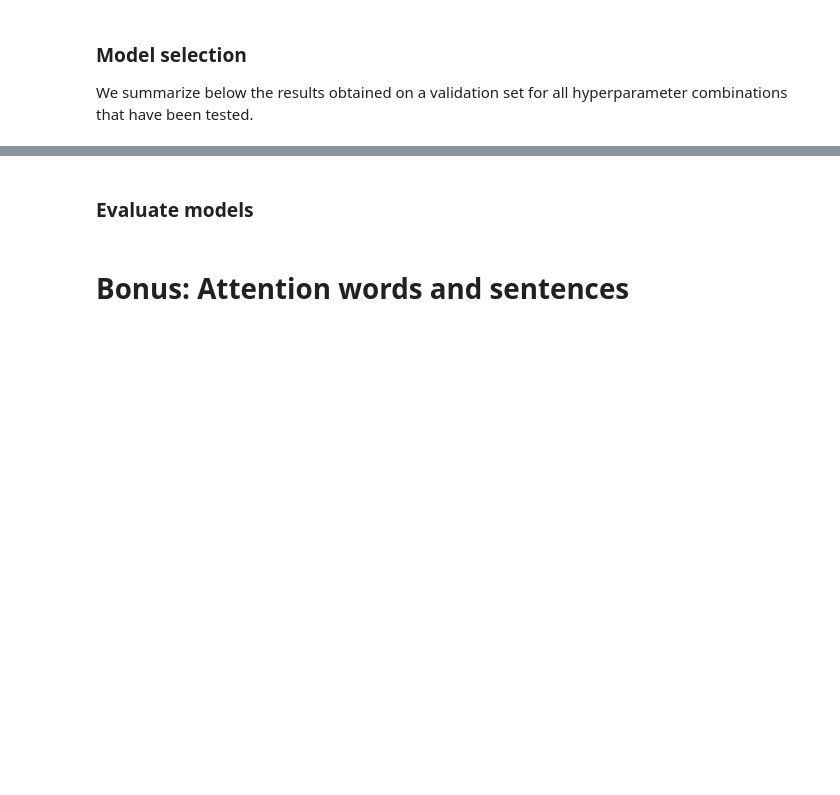
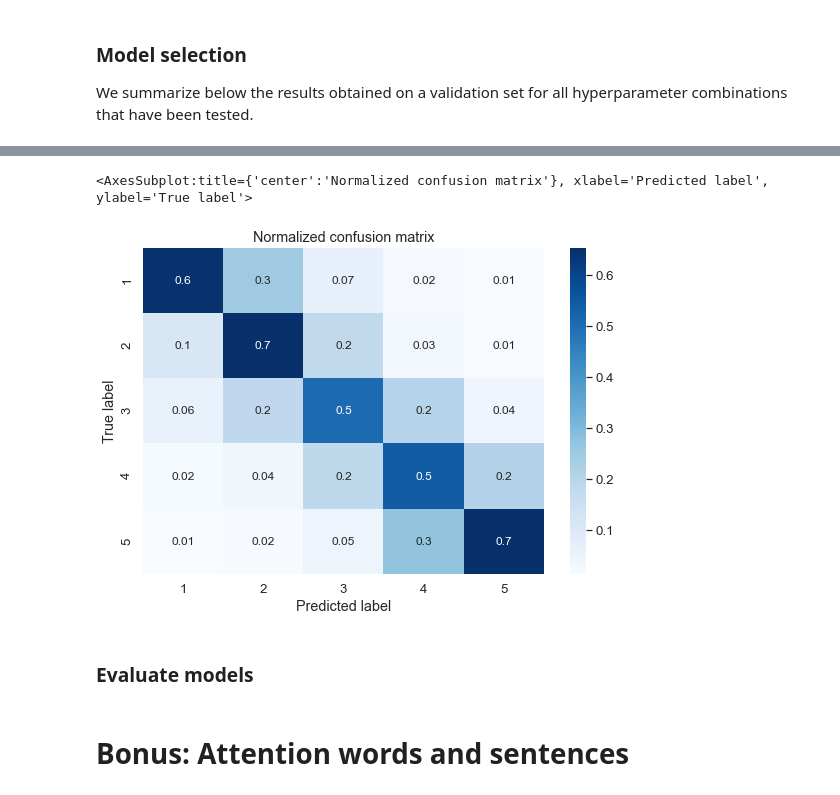
Before and after one commit to henrique-britoleao/trip_advisor_scrap, a Jupyter notebook: Deliverable_4/Deliverable_4.ipynb, the cells around one changed output, grey strips where cells are left out. Cells and saved outputs as stored; diff of their text form; code cells hidden in the pictures; blank space fills up the shorter version.

```diff
--- a/Deliverable_4/Deliverable_4.ipynb
+++ b/Deliverable_4/Deliverable_4.ipynb
@@ -263,3 +393,19 @@ Restoring a name-based tf.train.Saver checkpoint using the object-based restore
+# %%
+# Confusion Matrix for Optimal HAN
+y_predict_opt = han_model_opt.predict(test_ds)
+matrix_opt = confusion_matrix(y_test.argmax(axis=1), y_predict_opt.argmax(axis=1), normalize='true')
+
+df_cm_opt = pd.DataFrame(matrix_opt, columns=[1, 2, 3, 4, 5], index=[1, 2, 3, 4, 5])
+
+df_cm_opt.index.name = 'True label'
+df_cm_opt.columns.name = 'Predicted label'
+plt.figure(figsize = (9, 6))
+plt.title('Normalized confusion matrix')
+sns.set(font_scale=1.2)
+sns.heatmap(df_cm_opt, cmap="Blues", annot=True, annot_kws={"size": 12}, fmt='.1g')
+# %% [output]
+<AxesSubplot:title={'center':'Normalized confusion matrix'}, xlabel='Predicted label', ylabel='True label'>
+[figure, added]
 # %% [markdown]
 ### Evaluate models
 # %% [markdown]
```
Also changed, not shown: parts of 15 cells of this notebook, 1 other file.
